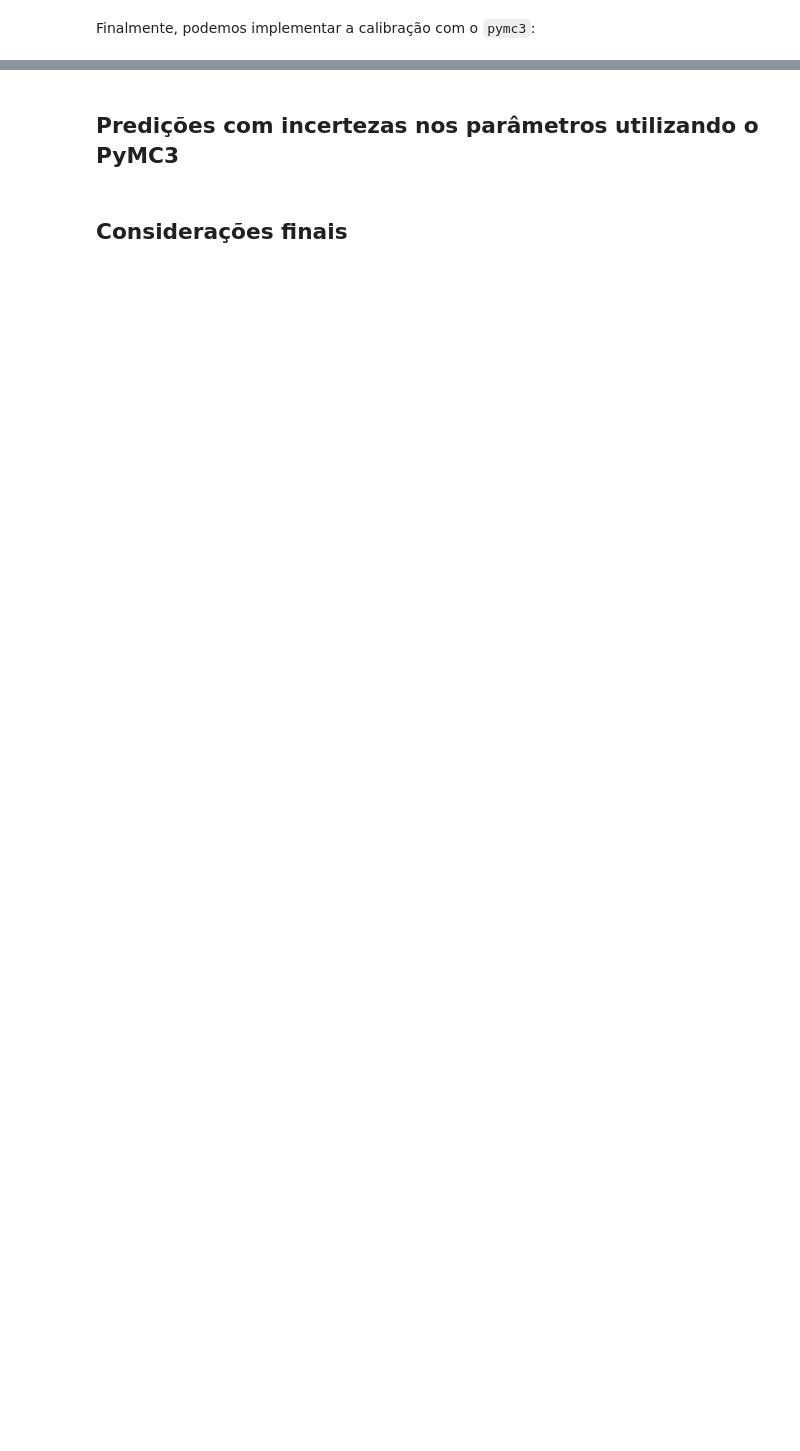
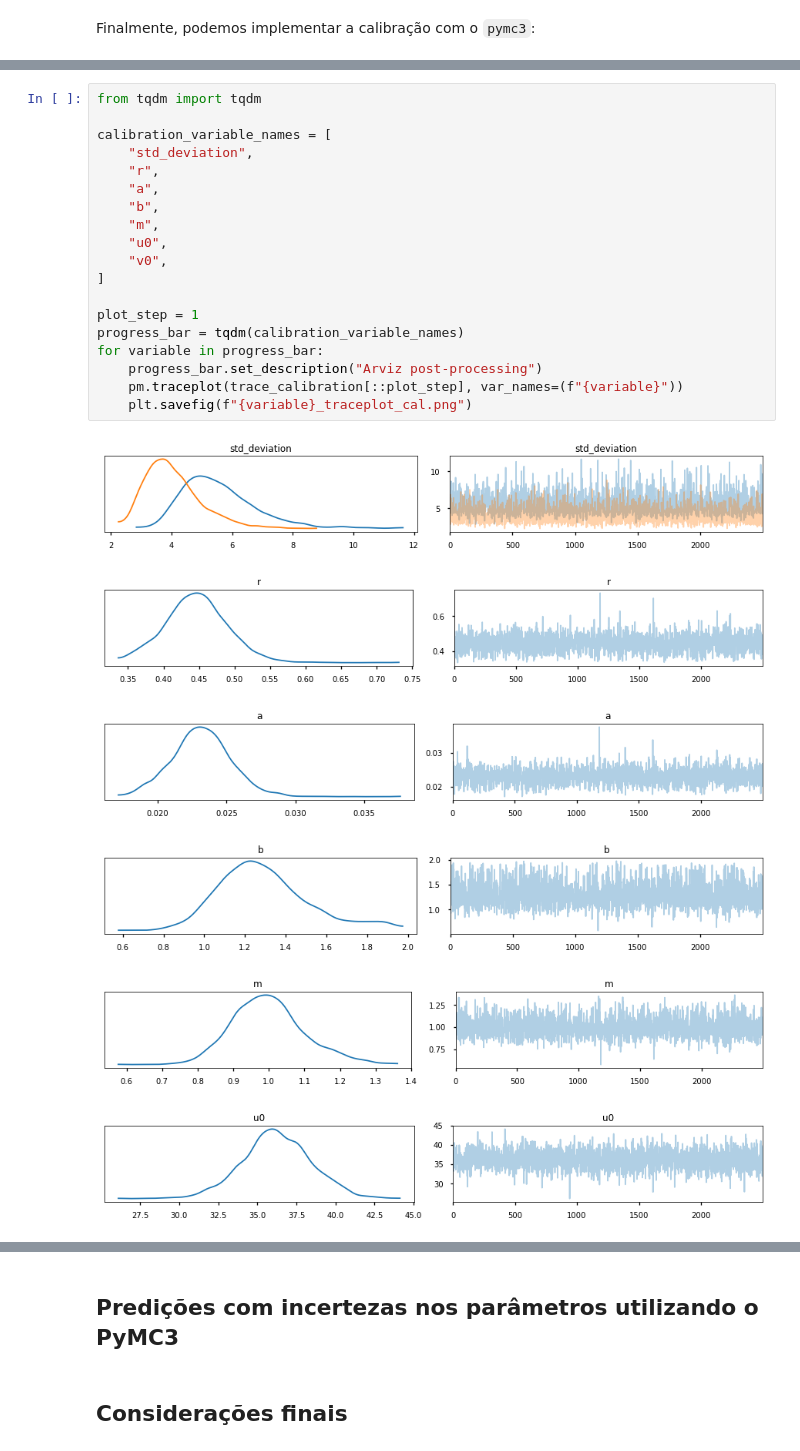
Before and after one commit to covid-lncc/apresentacao_stack, a Jupyter notebook: presentation/COVID19 LNCC.ipynb, the cells around one changed output, grey strips where cells are left out. Drawn from its saved outputs; the diff is of its cells as text; blank space fills up the shorter version.

```diff
--- a/presentation/COVID19 LNCC.ipynb
+++ b/presentation/COVID19 LNCC.ipynb
@@ -1145,0 +1169,26 @@ KeyboardInterrupt:
+# %%
+from tqdm import tqdm
+
+calibration_variable_names = [
+    "std_deviation",
+    "r",
+    "a",
+    "b",
+    "m",
+    "u0",
+    "v0",
+]
+
+plot_step = 1
+progress_bar = tqdm(calibration_variable_names)
+for variable in progress_bar:
+    progress_bar.set_description("Arviz post-processing")
+    pm.traceplot(trace_calibration[::plot_step], var_names=(f"{variable}"))
+    plt.savefig(f"{variable}_traceplot_cal.png")
+# %% [output]
+[figure, added]
+[figure, added]
+[figure, added]
+[figure, added]
+[figure, added]
+[figure, added]
```
Also changed, not shown: parts of 30 cells of this notebook.
